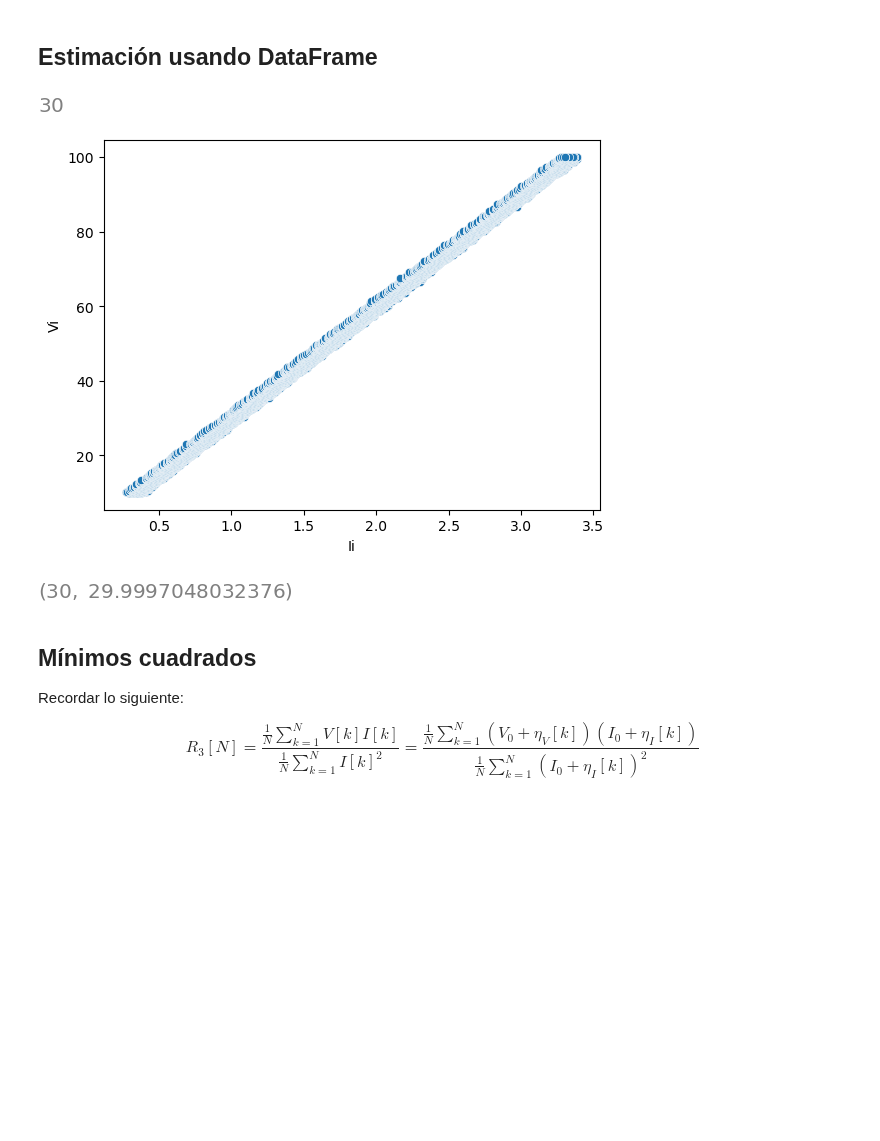
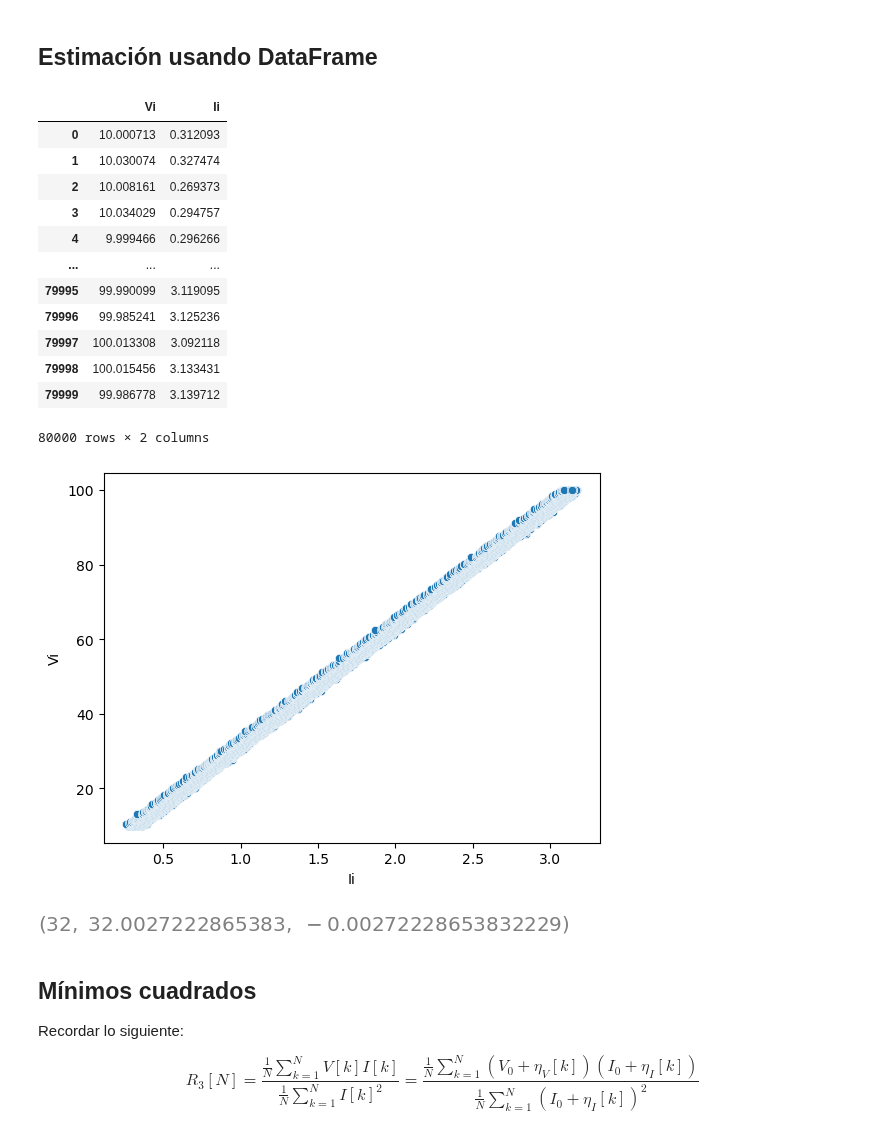
Before and after one commit to jairocuellar/System_identification, a Jupyter notebook: class_03_02.ipynb, the cells around one changed output. Cells and saved outputs as stored; diff of their text form; code cells hidden in the pictures; blank space fills up the shorter version.

```diff
--- a/class_03_02.ipynb
+++ b/class_03_02.ipynb
@@ -101,31 +101,43 @@ Observemos que esta estimación en la medida que N tiene a infinito, es la que s
 # %%
 # Valor verdadero de Rv un número entre 10 y 50, número de muestras N
 # N muestras de voltaje entre 10 y 100 V contaminadas con ruido blanco
 # N muestras de corriente calculadas dividiendo cada muestra de voltaje en Rv
 # y luego contaminadas con ruido blanco
 
 Rv = random.randrange(10,50);
-N = 100000
+N = 80000
 Vi = np.linspace(10,100,N) + np.random.normal(0,0.02,size=N)
 #Ii = (Vi/Rv) + np.random.normal(size=Vi.shape)
 Ii = (Vi/Rv) + np.random.normal(0,0.02,size=Vi.shape)
 data =pd.DataFrame(data = {'Vi':Vi,'Ii':Ii})
 
 sns.scatterplot(data,x = 'Ii',y = 'Vi')
 
-Rv
+data
 # %% [output]
+|  | Vi | Ii |
+| 0 | 10.000713 | 0.312093 |
+| 1 | 10.030074 | 0.327474 |
+| 2 | 10.008161 | 0.269373 |
+| 3 | 10.034029 | 0.294757 |
+| 4 | 9.999466 | 0.296266 |
+| ... | ... | ... |
+| 79995 | 99.990099 | 3.119095 |
+| 79996 | 99.985241 | 3.125236 |
+| 79997 | 100.013308 | 3.092118 |
+| 79998 | 100.015456 | 3.133431 |
+| 79999 | 99.986778 | 3.139712 |
+80000 rows × 2 columns
-[figure, old version]
+[figure, new version]
-[figure, removed]
 # %%
 # Estimación error en Variables
 
 def est2(data):
     return np.average( data['Vi']) / np.average(data['Ii'] )
 R2 = est2(data)
-Rv, R2
+Rv, R2, Rv-R2
 # %% [output]
-[figure, old version]
+[figure, new version]
 # %% [markdown]
 ## Mínimos cuadrados
 
```
Also changed, not shown: parts of 6 cells of this notebook, 19 other files.
